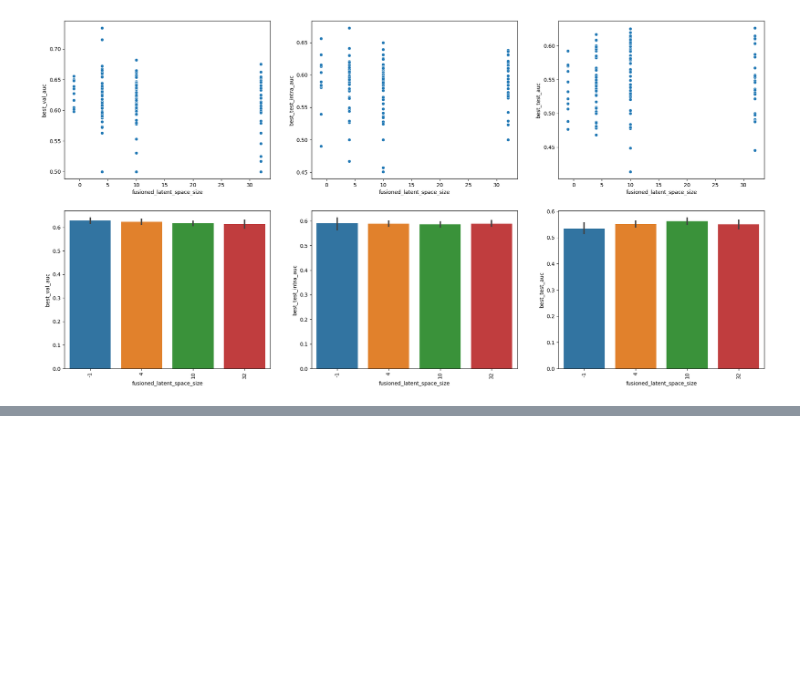
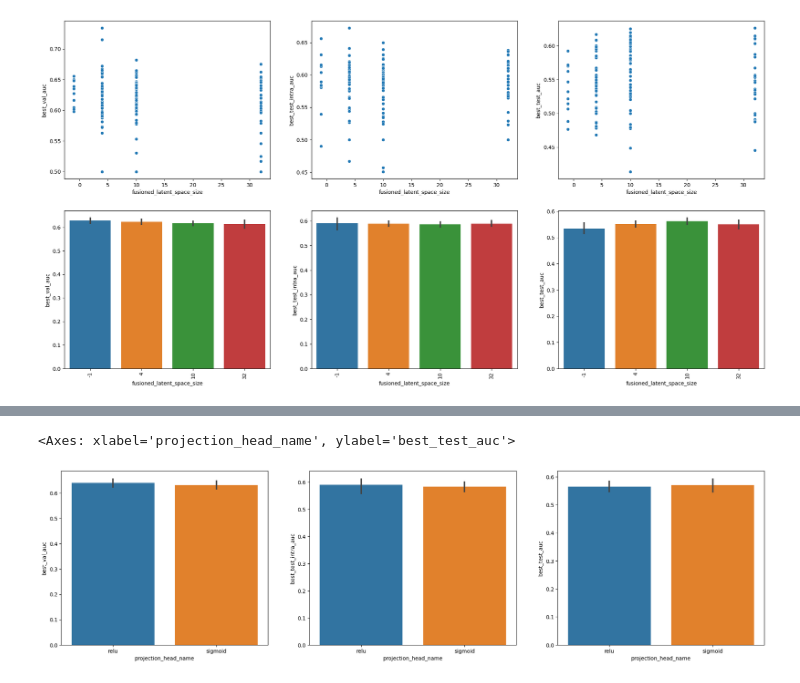
Before and after one commit to neurospin-projects/2023_agaudin_jchavas_folding_supervised, a Jupyter notebook: contrastive/notebooks/wandb_grid_searches/ACC_presearch.ipynb, the cells around one changed output, grey strips where cells are left out. Drawn from its saved outputs; the diff is of its cells as text; code cells hidden in the pictures; blank space fills up the shorter version.

Commit message:
End of gs step 1 and step 2

```diff
--- a/contrastive/notebooks/wandb_grid_searches/ACC_presearch.ipynb
+++ b/contrastive/notebooks/wandb_grid_searches/ACC_presearch.ipynb
@@ -395,0 +398,3 @@ graphs_intra(bdd_schiz, 'fusioned_latent_space_size', continuous=False,
+# %%
+bdd_activations = pd.read_csv("/neurospin/dico/agaudin/Runs/09_new_repo/Output/grid_searches/step1/bdd_activations.csv", index_col=0)
+bdd_activations
@@ -395,0 +452,14 @@ graphs_intra(bdd_schiz, 'fusioned_latent_space_size', continuous=False,
+# %%
+plt.figure(figsize=(24,6))
+
+plt.subplot(131)
+sns.barplot(bdd_activations, y='best_val_auc', x='projection_head_name')
+
+plt.subplot(132)
+sns.barplot(bdd_activations, y='best_test_intra_auc', x='projection_head_name')
+
+plt.subplot(133)
+sns.barplot(bdd_activations, y='best_test_auc', x='projection_head_name')
+# %% [output]
+<Axes: xlabel='projection_head_name', ylabel='best_test_auc'>
+[figure, added]
```
Also changed, not shown: parts of 4 cells of this notebook, 7 other files.
